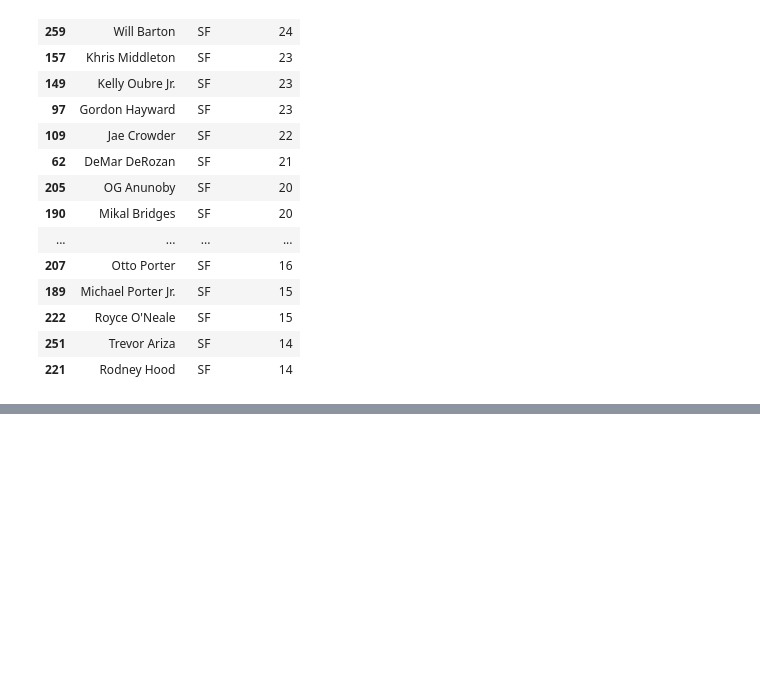
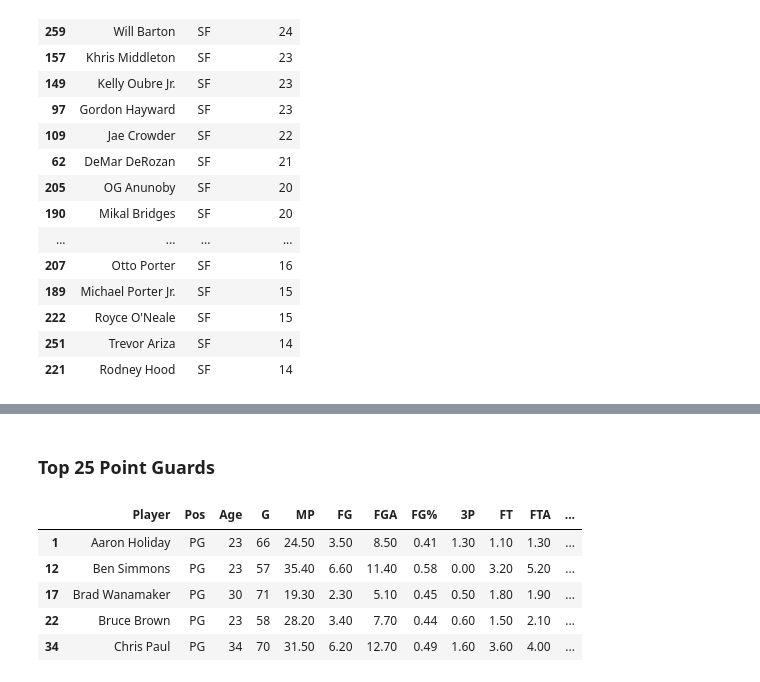
Before and after one commit to KenHoffman95/Fantasy-Basketball-Preseason-Analysis-2020, a Jupyter notebook: Data Cleaning, Feature Engineering and EDA Pt. 2.ipynb, the cells around one changed output, grey strips where cells are left out. Drawn from its saved outputs; the diff is of its cells as text; code cells hidden in the pictures; blank space fills up the shorter version.

```diff
--- a/Data Cleaning, Feature Engineering and EDA Pt. 2.ipynb
+++ b/Data Cleaning, Feature Engineering and EDA Pt. 2.ipynb
@@ -1144,0 +1180,13 @@ top_sf
+# %% [markdown]
+### Top 25 Point Guards
+# %%
+df_pg = df[df['Pos']=='PG']
+# %%
+df_pg.head()
+# %% [output]
+|  | Player | Pos | Age | G | MP | FG | FGA | FG% | 3P | FT | FTA | ... |
+| 1 | Aaron Holiday | PG | 23 | 66 | 24.50 | 3.50 | 8.50 | 0.41 | 1.30 | 1.10 | 1.30 | ... |
+| 12 | Ben Simmons | PG | 23 | 57 | 35.40 | 6.60 | 11.40 | 0.58 | 0.00 | 3.20 | 5.20 | ... |
+| 17 | Brad Wanamaker | PG | 30 | 71 | 19.30 | 2.30 | 5.10 | 0.45 | 0.50 | 1.80 | 1.90 | ... |
+| 22 | Bruce Brown | PG | 23 | 58 | 28.20 | 3.40 | 7.70 | 0.44 | 0.60 | 1.50 | 2.10 | ... |
+| 34 | Chris Paul | PG | 34 | 70 | 31.50 | 6.20 | 12.70 | 0.49 | 1.60 | 3.60 | 4.00 | ... |
```
Also changed, not shown: parts of 5 cells of this notebook.
